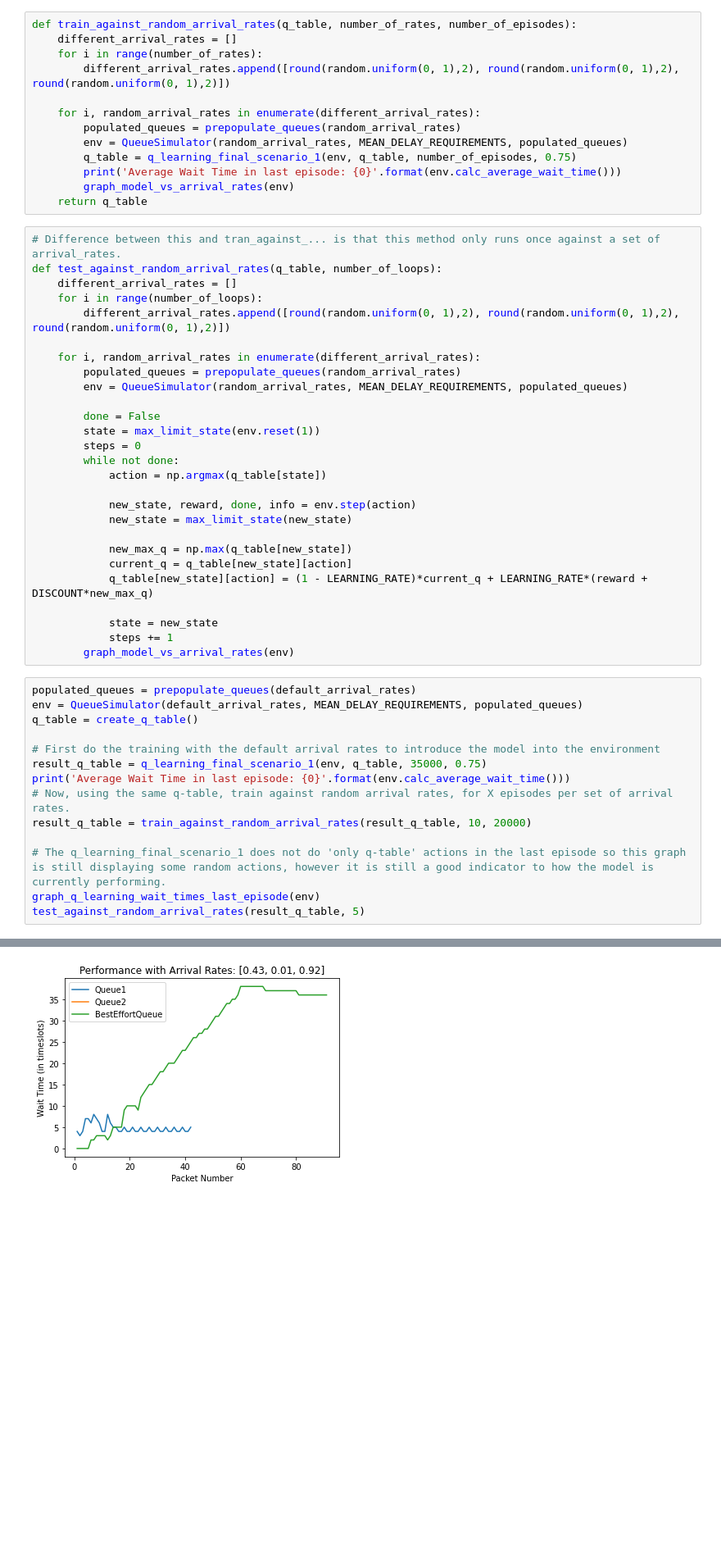
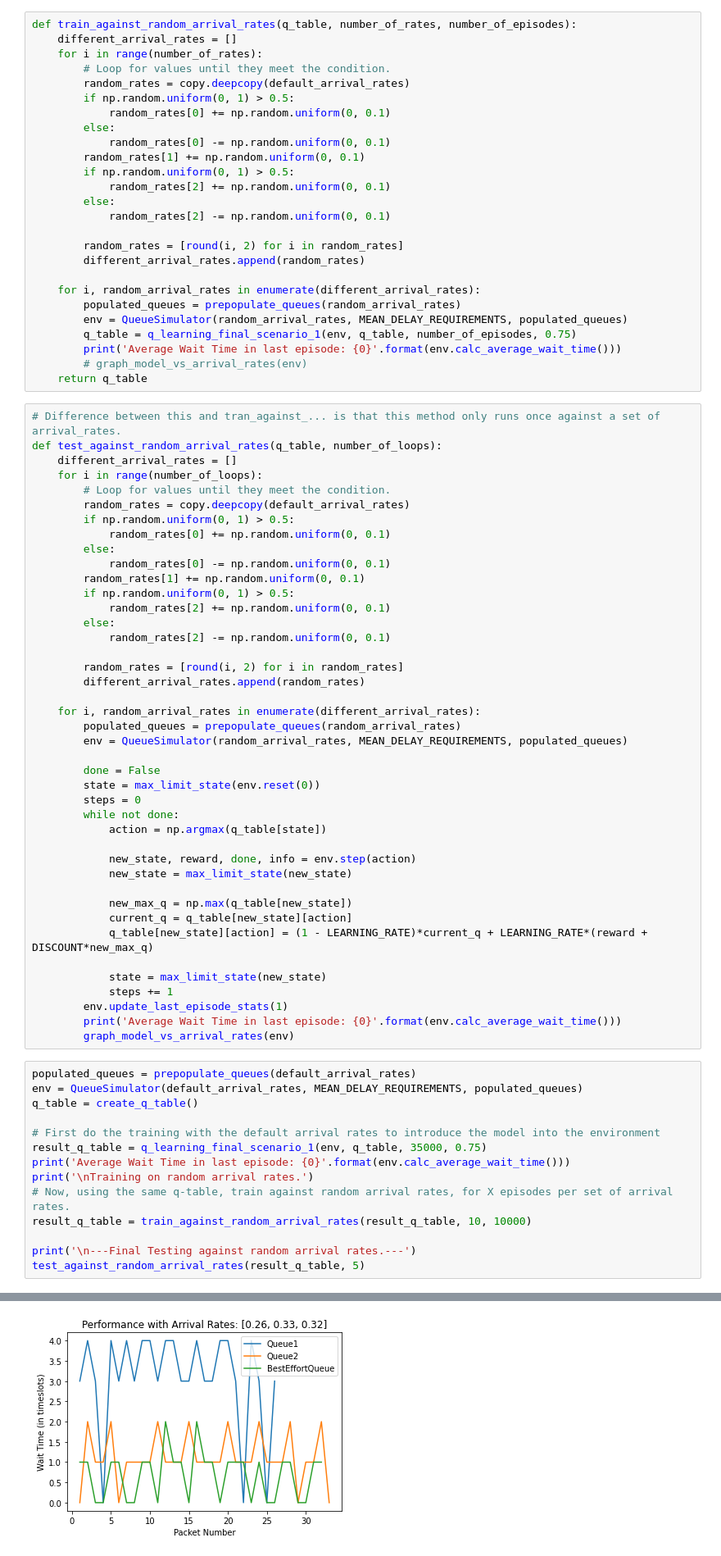
Before and after one commit to s3719678/ML_A2, a Jupyter notebook: notebooks/duc.ipynb, the cells around one changed output, grey strips where cells are left out. Shown at 82% size. Saved outputs shown, nothing was run; the diff lists cells and outputs as text; blank space fills up the shorter version.

Commit message:
basic final scenario 1

```diff
--- a/notebooks/duc.ipynb
+++ b/notebooks/duc.ipynb
@@ -750,28 +858,54 @@ def q_learning_final_scenario_1(env, q_table, number_of_episodes, max_decay):
 def train_against_random_arrival_rates(q_table, number_of_rates, number_of_episodes):
     different_arrival_rates = []
     for i in range(number_of_rates):
-        different_arrival_rates.append([round(random.uniform(0, 1),2), round(random.uniform(0, 1),2), round(random.uniform(0, 1),2)])
+        # Loop for values until they meet the condition.
+        random_rates = copy.deepcopy(default_arrival_rates)
+        if np.random.uniform(0, 1) > 0.5:
+            random_rates[0] += np.random.uniform(0, 0.1)
+        else:
+            random_rates[0] -= np.random.uniform(0, 0.1)
+        random_rates[1] += np.random.uniform(0, 0.1)
+        if np.random.uniform(0, 1) > 0.5:
+            random_rates[2] += np.random.uniform(0, 0.1)
+        else:
+            random_rates[2] -= np.random.uniform(0, 0.1)
+
+        random_rates = [round(i, 2) for i in random_rates]
+        different_arrival_rates.append(random_rates)
 
     for i, random_arrival_rates in enumerate(different_arrival_rates):
         populated_queues = prepopulate_queues(random_arrival_rates)
         env = QueueSimulator(random_arrival_rates, MEAN_DELAY_REQUIREMENTS, populated_queues)
         q_table = q_learning_final_scenario_1(env, q_table, number_of_episodes, 0.75)
         print('Average Wait Time in last episode: {0}'.format(env.calc_average_wait_time()))
-        graph_model_vs_arrival_rates(env)
+        # graph_model_vs_arrival_rates(env)
     return q_table
 # %%
 # Difference between this and tran_against_... is that this method only runs once against a set of arrival_rates.
 def test_against_random_arrival_rates(q_table, number_of_loops):
     different_arrival_rates = []
     for i in range(number_of_loops):
-        different_arrival_rates.append([round(random.uniform(0, 1),2), round(random.uniform(0, 1),2), round(random.uniform(0, 1),2)])
+        # Loop for values until they meet the condition.
+        random_rates = copy.deepcopy(default_arrival_rates)
+        if np.random.uniform(0, 1) > 0.5:
+            random_rates[0] += np.random.uniform(0, 0.1)
+        else:
+            random_rates[0] -= np.random.uniform(0, 0.1)
+        random_rates[1] += np.random.uniform(0, 0.1)
+        if np.random.uniform(0, 1) > 0.5:
+            random_rates[2] += np.random.uniform(0, 0.1)
+        else:
+            random_rates[2] -= np.random.uniform(0, 0.1)
+
+        random_rates = [round(i, 2) for i in random_rates]
+        different_arrival_rates.append(random_rates)
 
     for i, random_arrival_rates in enumerate(different_arrival_rates):
         populated_queues = prepopulate_queues(random_arrival_rates)
         env = QueueSimulator(random_arrival_rates, MEAN_DELAY_REQUIREMENTS, populated_queues)
 
         done = False
-        state = max_limit_state(env.reset(1))
+        state = max_limit_state(env.reset(0))
         steps = 0
         while not done:
             action = np.argmax(q_table[state])
@@ -783,8 +917,10 @@ def test_against_random_arrival_rates(q_table, number_of_loops):
             current_q = q_table[new_state][action]
             q_table[new_state][action] = (1 - LEARNING_RATE)*current_q + LEARNING_RATE*(reward + DISCOUNT*new_max_q)
 
-            state = new_state
+            state = max_limit_state(new_state)
             steps += 1
+        env.update_last_episode_stats(1)
+        print('Average Wait Time in last episode: {0}'.format(env.calc_average_wait_time()))
         graph_model_vs_arrival_rates(env)
 # %%
 populated_queues = prepopulate_queues(default_arrival_rates)
@@ -794,10 +930,10 @@ q_table = create_q_table()
 # First do the training with the default arrival rates to introduce the model into the environment
 result_q_table = q_learning_final_scenario_1(env, q_table, 35000, 0.75)
 print('Average Wait Time in last episode: {0}'.format(env.calc_average_wait_time()))
+print('\nTraining on random arrival rates.')
 # Now, using the same q-table, train against random arrival rates, for X episodes per set of arrival rates.
-result_q_table = train_against_random_arrival_rates(result_q_table, 10, 20000)
+result_q_table = train_against_random_arrival_rates(result_q_table, 10, 10000)
 
-# The q_learning_final_scenario_1 does not do 'only q-table' actions in the last episode so this graph is still displaying some random actions, however it is still a good indicator to how the model is currently performing.
-graph_q_learning_wait_times_last_episode(env)
+print('\n---Final Testing against random arrival rates.---')
 test_against_random_arrival_rates(result_q_table, 5)
 # %% [output]
@@ -823 +960 @@ Pre-populated the Queues with arrival rates: [0.43, 0.01, 0.92]
-[figure, old version]
+[figure, new version]
```
Also changed, not shown: parts of 31 cells of this notebook, 2 other files.
